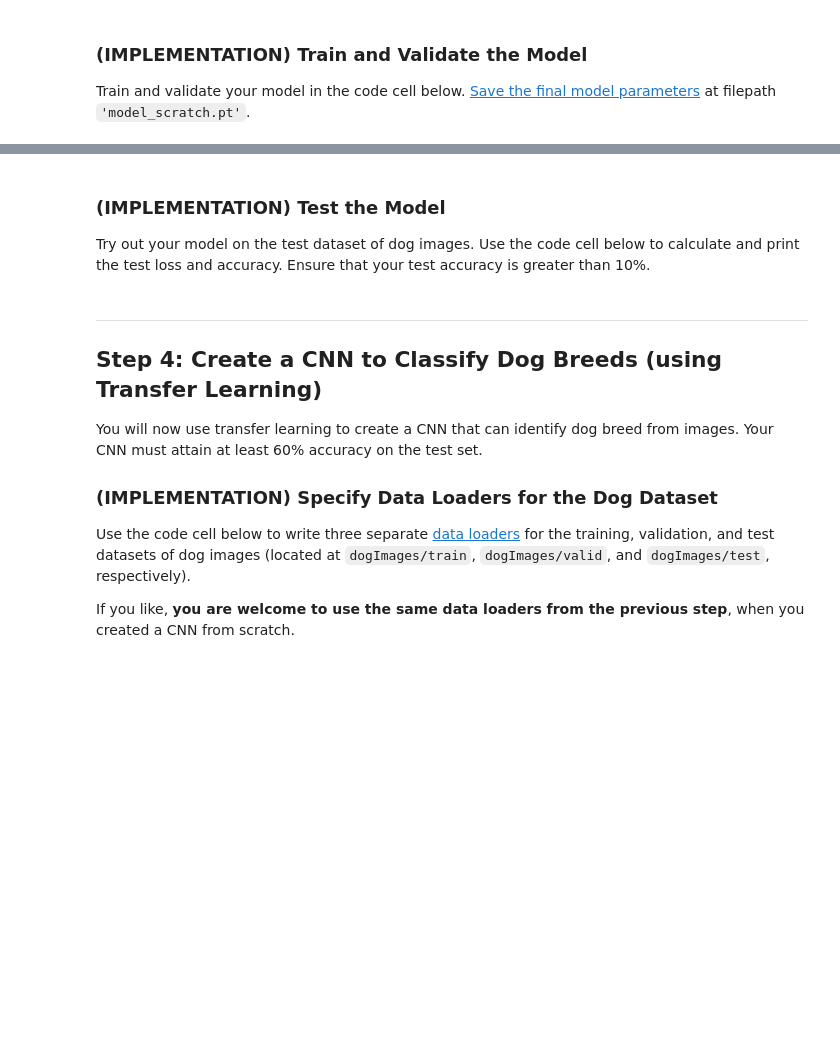
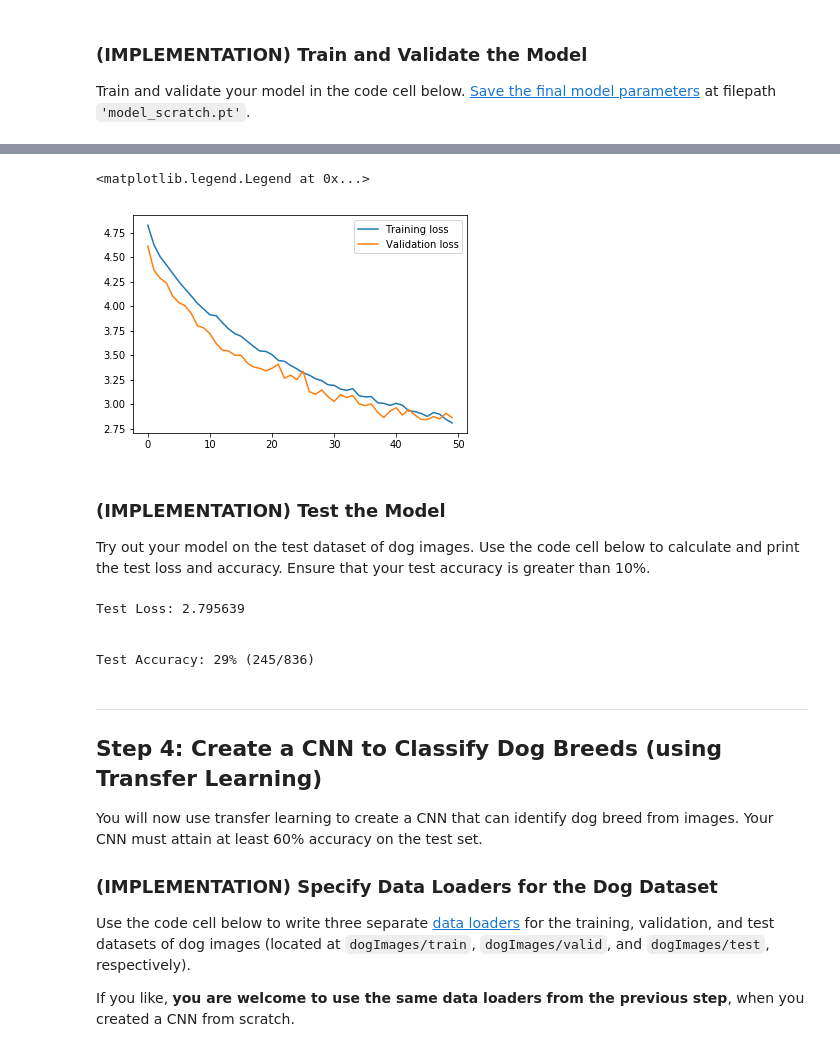
Before and after one commit to gokriznastic/dog-breed-classifier, a Jupyter notebook: project-dog-classification/dog_app.ipynb, the cells around one changed output, grey strips where cells are left out. Drawn from its saved outputs; the diff is of its cells as text; code cells hidden in the pictures; blank space fills up the shorter version.

```diff
--- a/project-dog-classification/dog_app.ipynb
+++ b/project-dog-classification/dog_app.ipynb
@@ -390,6 +448,8 @@ Train and validate your model in the code cell below.  [Save the final model par
 # the following import is required for training to be robust to truncated images
 from PIL import ImageFile
 ImageFile.LOAD_TRUNCATED_IMAGES = True
+
+losses = {'train':[], 'validation':[]}
 
 def train(n_epochs, loaders, model, optimizer, criterion, use_cuda, save_path):
     """returns trained model"""
@@ -413,6 +473,16 @@ def train(n_epochs, loaders, model, optimizer, criterion, use_cuda, save_path):
             ## record the average training loss, using something like
             ## train_loss = train_loss + ((1 / (batch_idx + 1)) * (loss.data - train_loss))
 
+            optimizer.zero_grad()
+
+            pred = model(data)
+            loss = criterion(pred, target)
+
+            train_loss += ((1 / (batch_idx + 1)) * (loss.data - train_loss))
+
+            loss.backward()
+            optimizer.step()
+
         ######################
         # validate the model #
         ######################
@@ -423,6 +493,10 @@ def train(n_epochs, loaders, model, optimizer, criterion, use_cuda, save_path):
                 data, target = data.cuda(), target.cuda()
             ## update the average validation loss
 
+            val_pred = model(data)
+            val_loss = criterion(val_pred, target)
+
+            valid_loss += ((1 / (batch_idx + 1)) * (val_loss.data - valid_loss))
 
         # print training/validation statistics
         print('Epoch: {} \tTraining Loss: {:.6f} \tValidation Loss: {:.6f}'.format(
@@ -432,13 +506,23 @@ def train(n_epochs, loaders, model, optimizer, criterion, use_cuda, save_path):
             ))
 
         ## TODO: save the model if validation loss has decreased
+        if (valid_loss < valid_loss_min):
+            print("Saving model.  Validation loss:... {} --> {}".format(valid_loss_min, valid_loss.item()))
+            valid_loss_min = valid_loss
+            torch.save(model.state_dict(), save_path)
+            print()
+
+        losses['train'].append(train_loss)
+        losses['validation'].append(valid_loss)
 
     # return trained model
     return model
 
+# defining dataloaders as dictionary
+loaders_scratch = {'train': train_loader, 'valid': val_loader, 'test': test_loader}
 
 # train the model
-model_scratch = train(100, loaders_scratch, model_scratch, optimizer_scratch,
+model_scratch = train(50, loaders_scratch, model_scratch, optimizer_scratch,
                       criterion_scratch, use_cuda, 'model_scratch.pt')
 
 # load the model that got the best validation accuracy
@@ -446,3 +548,11 @@ model_scratch.load_state_dict(torch.load('model_scratch.pt'))
+# %%
+import matplotlib.pyplot as plt
+plt.plot(losses['train'], label='Training loss')
+plt.plot(losses['validation'], label='Validation loss')
+plt.legend()
+# %% [output]
+<matplotlib.legend.Legend at 0x...>
+[figure, added]
 # %% [markdown]
 ### (IMPLEMENTATION) Test the Model
 
@@ -465,7 +575,7 @@ def test(loaders, model, criterion, use_cuda):
         # calculate the loss
         loss = criterion(output, target)
         # update average test loss
-        test_loss = test_loss + ((1 / (batch_idx + 1)) * (loss.data - test_loss))
+        test_loss += ((1 / (batch_idx + 1)) * (loss.data - test_loss))
         # convert output probabilities to predicted class
         pred = output.data.max(1, keepdim=True)[1]
         # compare predictions to true label
@@ -479,6 +589,11 @@ def test(loaders, model, criterion, use_cuda):
 
 # call test function
 test(loaders_scratch, model_scratch, criterion_scratch, use_cuda)
+# %% [output]
+Test Loss: 2.795639
+
+
+Test Accuracy: 29% (245/836)
 # %% [markdown]
 ---
 <a id='step4'></a>
```
Also changed, not shown: parts of 28 cells of this notebook, 6 other files.
